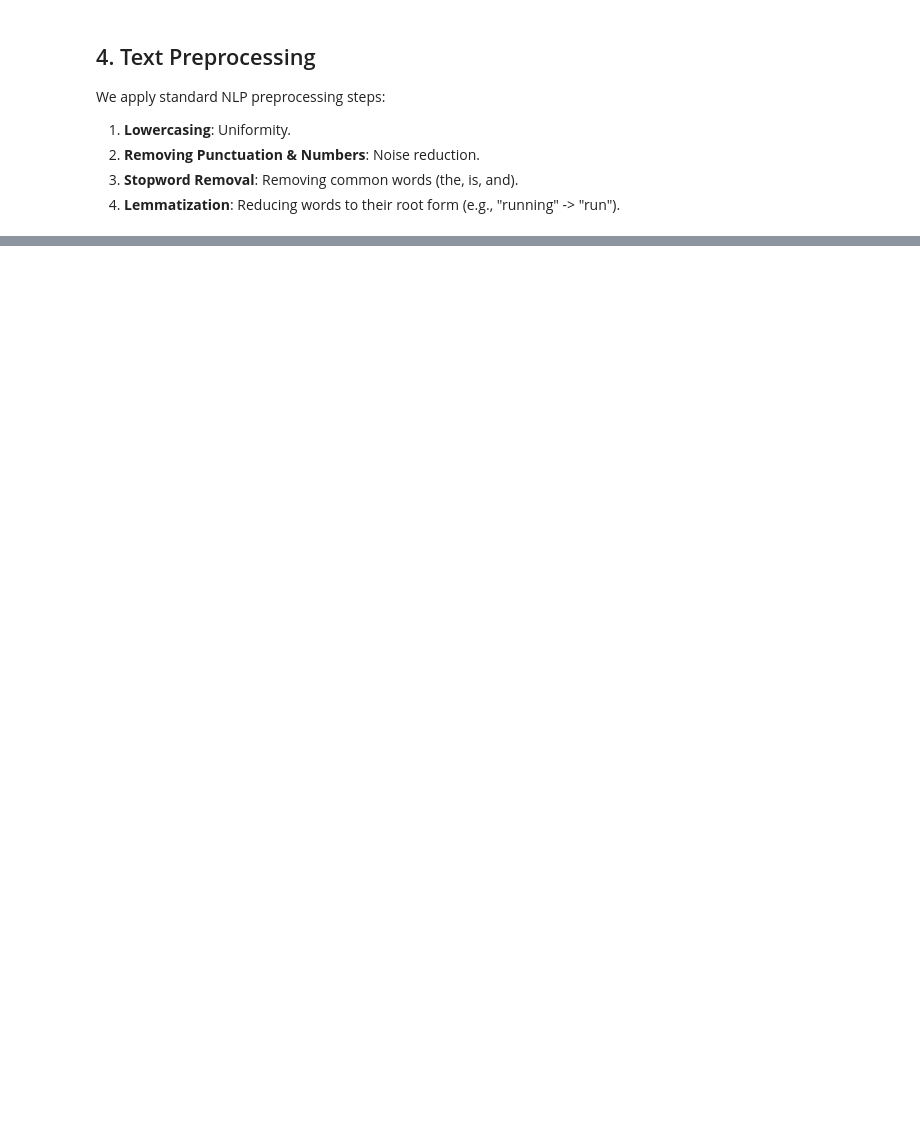
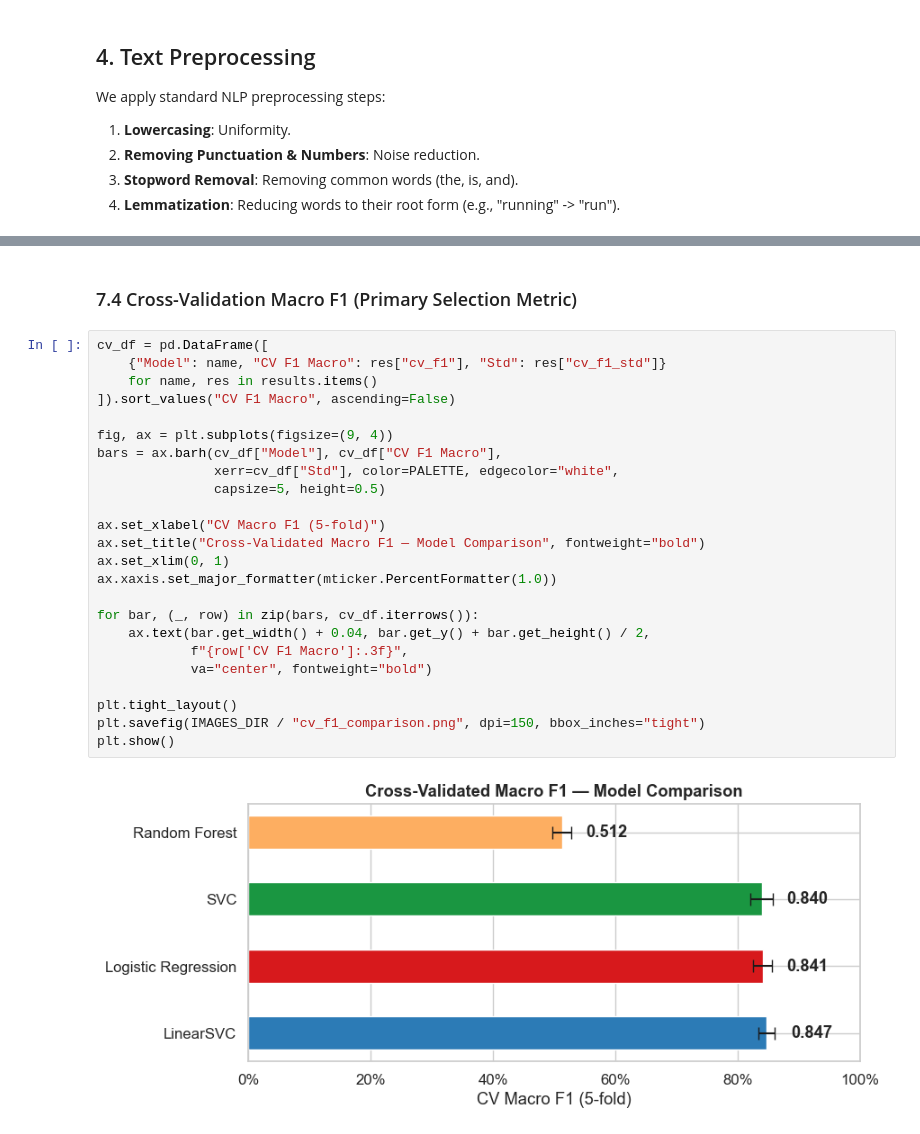
Before and after one commit to ozairshafique/amazon-sentiment-analysis, a Jupyter notebook: notebooks/amazon_sentiment_analysis.ipynb, the cells around one changed output, grey strips where cells are left out. Saved outputs shown, nothing was run; the diff lists cells and outputs as text; blank space fills up the shorter version.

```diff
--- a/notebooks/amazon_sentiment_analysis.ipynb
+++ b/notebooks/amazon_sentiment_analysis.ipynb
@@ -452,0 +578,28 @@ customer reviews as positive or negative using classical NLP techniques.
+# %% [markdown]
+### 7.4 Cross-Validation Macro F1 (Primary Selection Metric)
+# %%
+cv_df = pd.DataFrame([
+    {"Model": name, "CV F1 Macro": res["cv_f1"], "Std": res["cv_f1_std"]}
+    for name, res in results.items()
+]).sort_values("CV F1 Macro", ascending=False)
+
+fig, ax = plt.subplots(figsize=(9, 4))
+bars = ax.barh(cv_df["Model"], cv_df["CV F1 Macro"],
+               xerr=cv_df["Std"], color=PALETTE, edgecolor="white",
+               capsize=5, height=0.5)
+
+ax.set_xlabel("CV Macro F1 (5-fold)")
+ax.set_title("Cross-Validated Macro F1 — Model Comparison", fontweight="bold")
+ax.set_xlim(0, 1)
+ax.xaxis.set_major_formatter(mticker.PercentFormatter(1.0))
+
+for bar, (_, row) in zip(bars, cv_df.iterrows()):
+    ax.text(bar.get_width() + 0.04, bar.get_y() + bar.get_height() / 2,
+            f"{row['CV F1 Macro']:.3f}",
+            va="center", fontweight="bold")
+
+plt.tight_layout()
+plt.savefig(IMAGES_DIR / "cv_f1_comparison.png", dpi=150, bbox_inches="tight")
+plt.show()
+# %% [output]
+[figure, added]
```
Also changed, not shown: parts of 45 cells of this notebook.
